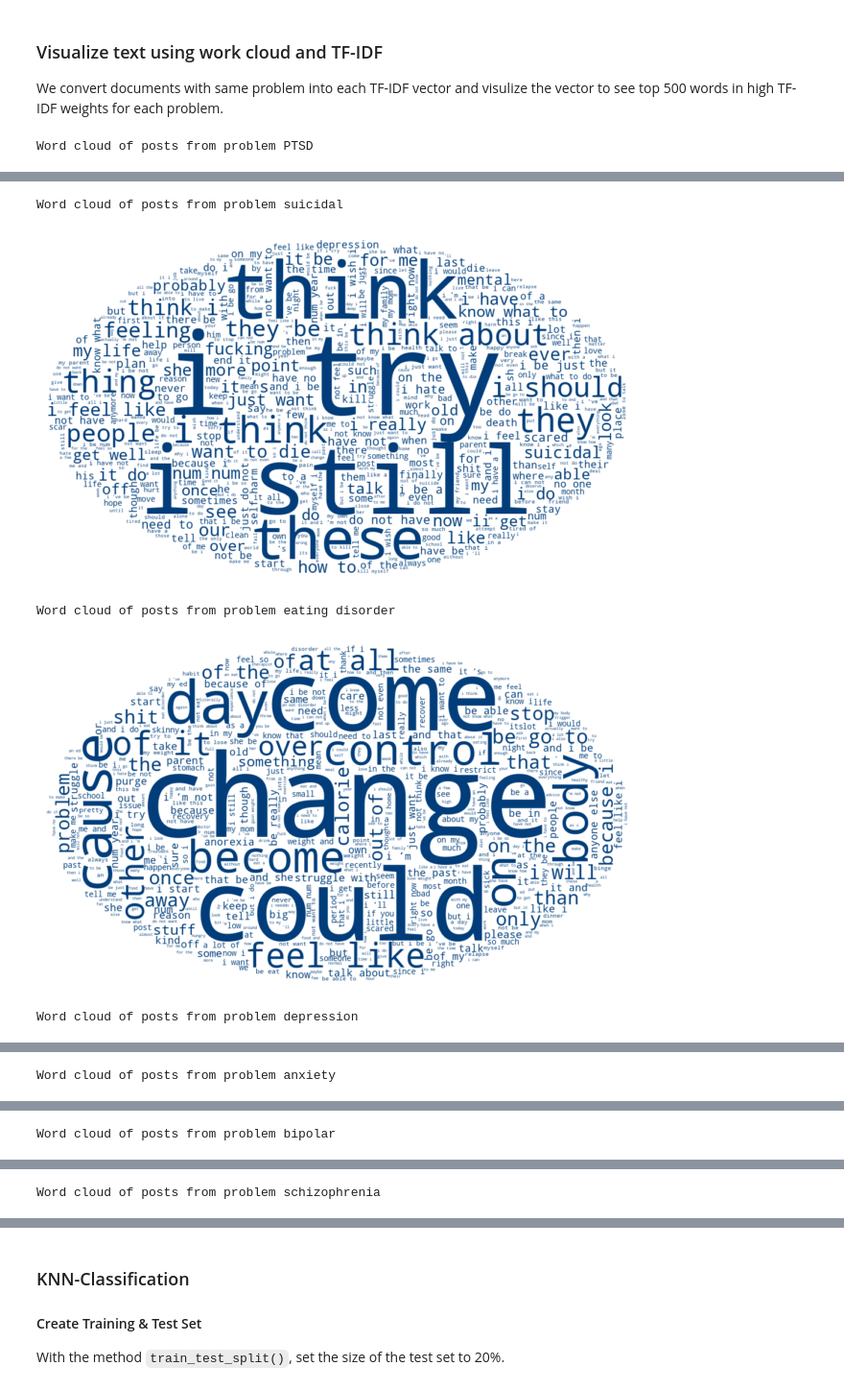
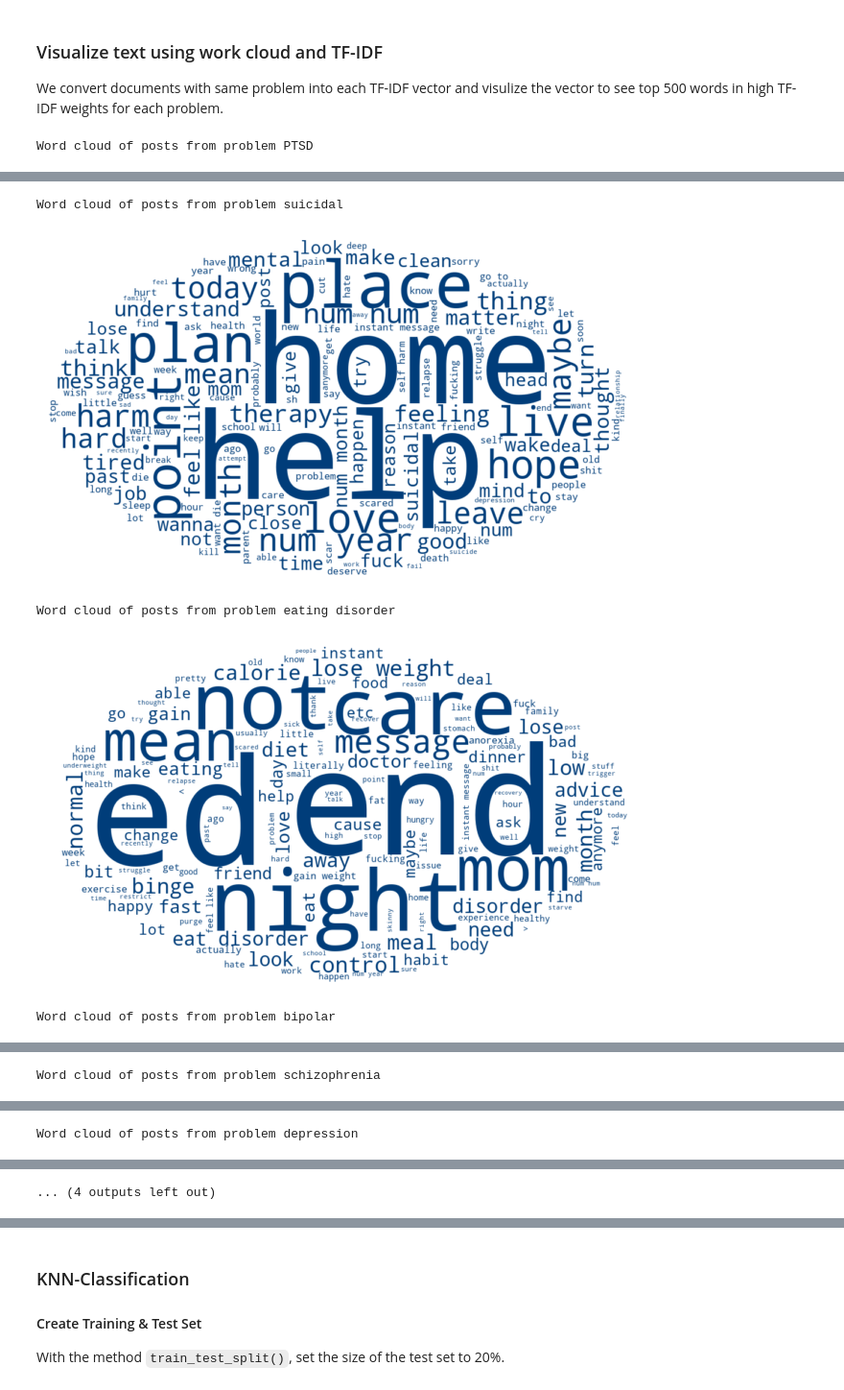
Before and after one commit to msedlkh/wellbeing-police, a Jupyter notebook: wellbeing-police.ipynb, the cells around one changed output, grey strips where cells are left out. Shown at 96% size. Saved outputs shown, nothing was run; the diff lists cells and outputs as text; code cells hidden in the pictures.

Commit message:
remove stopwords,try different parameters of tfidf vector

```diff
--- a/wellbeing-police.ipynb
+++ b/wellbeing-police.ipynb
@@ -122,12 +119,3 @@ main_df.head()
 We scrap common text abbreviations into a dictionary from below link and also manually added in some common abbreviate words. https://www.slicktext.com/blog/2019/02/text-abbreviations-guide/
 
 We use spaCy to perform tokenization and lemmatization.
-# %%
-## read text abbreviations into dictionary
-abbrv_d = {}
-with open(os.path.join(os.path.join(os.getcwd(),"src/text_abbreviations.txt"))) as f:
-    for line in f:
-        (key, val) = line.rstrip('\n').lower().split(": ")
-        key = f" {key} "
-        abbrv_d[key] = val
-# abbrv_d
@@ -134,24 +147,14 @@ with open(os.path.join(os.path.join(os.getcwd(),"src/text_abbreviations.txt")))
 # %%
 nlp = spacy.load('en_core_web_sm')
 
-## Apply further cleaning steps before tokenization
-def normalize(text):
-
-    ## split list symbol with word e.g. -take 2,000mg fish oil
-    text = re.sub(r"\s-([A-Za-z]+)\b",r" - \1", text, flags=0)
-
-    ## further split number with word e.g., 6months, 28male, 2hrs
-    text = re.sub(r"(\d+)([A-Za-z]+)",r"\1 \2", text, flags=0)
-
-    ## replace numbers with a generic placeholder "NUM"
-    text = re.sub(r"([0-9]+)",r"NUM",text,flags=0)
-
-    return text
-
 def lemmatize(text):
     doc = nlp(text)
+
     # Turn it into tokens, ignoring the punctuation
     tokens = [token for token in doc if not token.is_punct]
+
+    # ignoring the stopwords
+    tokens = [ token for token in tokens if not token.is_stop]
 
     # Convert those tokens into lemmas, EXCEPT the pronouns
     lemmas = [token.lemma_ if token.pos_ != 'PRON' else token.orth_ for token in tokens]
@@ -189,21 +183,22 @@ tokens = tfidf_vectorizer.get_feature_names_out()
 We convert documents with same problem into each TF-IDF vector and visulize the vector to see top 500 words in high TF-IDF weights for each problem.
 # %%
 for syp in main_df.problem.unique():
-    problem_documents = main_df[main_df['problem'] == syp]["body"]
+    df_problem = main_df[main_df['problem'] == syp]
 
-    ## Apply normalize method
-    problem_documents = problem_documents.apply(lambda text: normalize(text))
+    problem_documents=df_problem.body
 
-    ## map text abbreviation into standard words/phrase
-    problem_documents = problem_documents.replace(abbrv_d,regex=True)
-    problem_documents = problem_documents.to_list()
+# for syp in sampled_data.problem.unique():
+
+#     problem_documents = sampled_data[sampled_data['problem'] == syp]['body']
 
     print(f"Word cloud of posts from problem {syp}")
 
-    problem_tfidf_vectorizer = TfidfVectorizer(tokenizer=lemmatize, norm='l1',ngram_range=(1, 3),max_features=500)
+    problem_tfidf_vectorizer = TfidfVectorizer(tokenizer=lemmatize, norm='l1',ngram_range=(1, 3),min_df=0.05)
+
     problem_text_tfidf = problem_tfidf_vectorizer.fit_transform(problem_documents)
     problem_text_tfidf= np.asarray(problem_text_tfidf.todense())
     tokens = problem_tfidf_vectorizer.get_feature_names_out()
+
 
     problem_weights = list(problem_text_tfidf[np.nonzero(problem_text_tfidf)])
     problem_word_freqs = { w:problem_weights[idx]  for (idx, w) in enumerate(tokens) }
@@ -227,5 +222,5 @@ Word cloud of posts from problem PTSD
 Word cloud of posts from problem suicidal
-[figure, old version]
+[figure, new version]
 Word cloud of posts from problem eating disorder
-[figure, old version]
+[figure, new version]
-Word cloud of posts from problem depression
+Word cloud of posts from problem bipolar
@@ -233 +228 @@ Word cloud of posts from problem depression
-Word cloud of posts from problem anxiety
+Word cloud of posts from problem schizophrenia
@@ -235 +230 @@ Word cloud of posts from problem anxiety
-Word cloud of posts from problem bipolar
+Word cloud of posts from problem depression
@@ -237 +232 @@ Word cloud of posts from problem bipolar
-Word cloud of posts from problem schizophrenia
+... (4 outputs left out)
```
Also changed, not shown: parts of 9 cells of this notebook.
